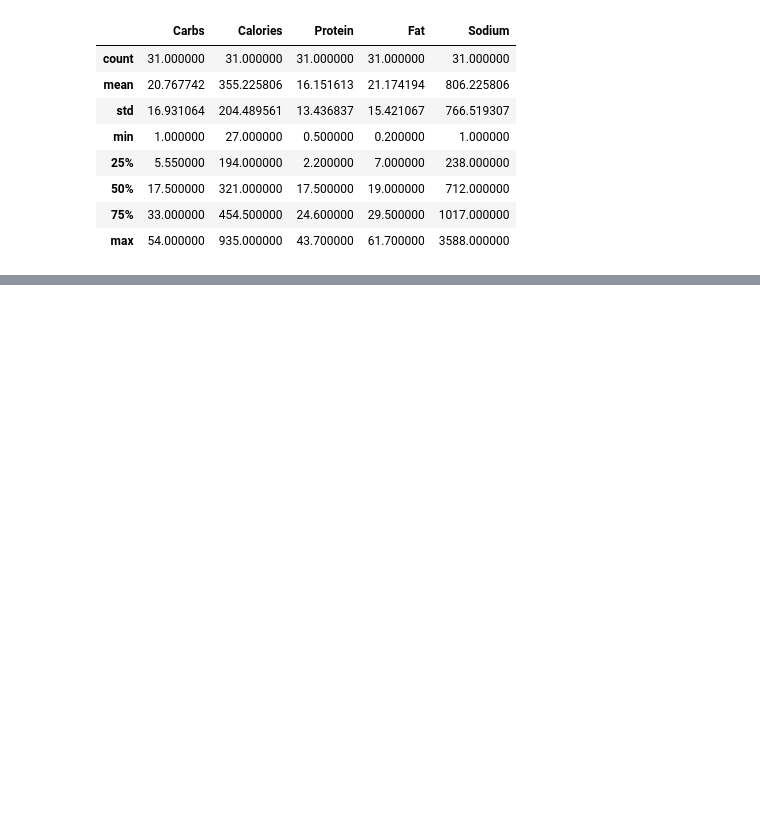
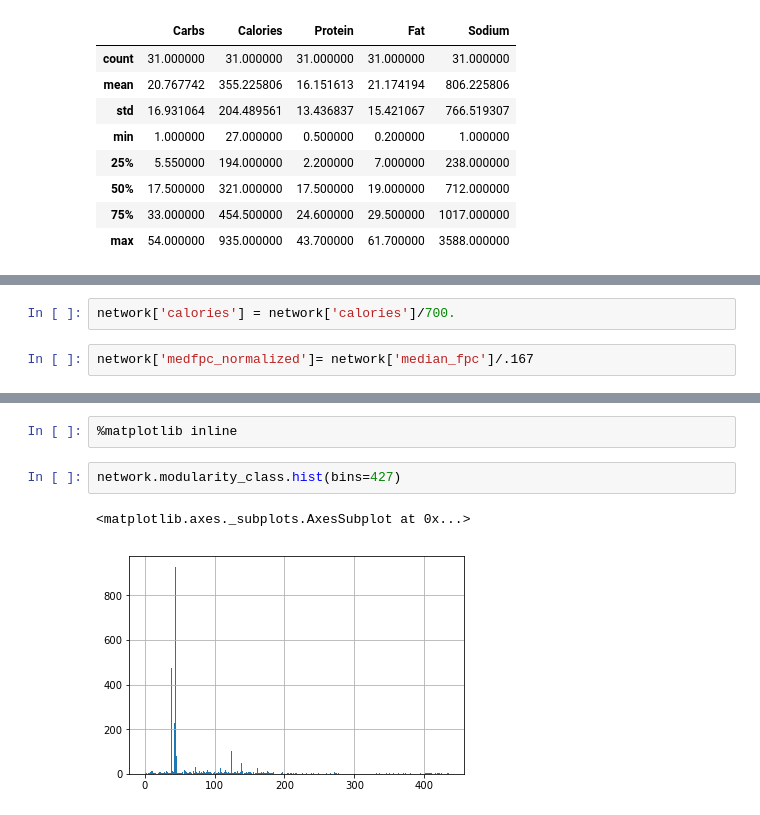
Before and after one commit to q0j0p/food, a Jupyter notebook: src/data/allrecipes/analyze_member_nutrition.ipynb, the cells around one changed output, grey strips where cells are left out. Saved outputs shown, nothing was run; the diff lists cells and outputs as text; blank space fills up the shorter version.

```diff
--- a/src/data/allrecipes/analyze_member_nutrition.ipynb
+++ b/src/data/allrecipes/analyze_member_nutrition.ipynb
@@ -126,0 +435,4 @@ npd.describe()
+# %%
+network['calories'] = network['calories']/700.
+# %%
+network['medfpc_normalized']= network['median_fpc']/.167
@@ -126,0 +482,7 @@ npd.describe()
+# %%
+%matplotlib inline
+# %%
+network.modularity_class.hist(bins=427)
+# %% [output]
+<matplotlib.axes._subplots.AxesSubplot at 0x...>
+[figure, added]
```
Also changed, not shown: parts of 50 cells of this notebook, 31 other files.
